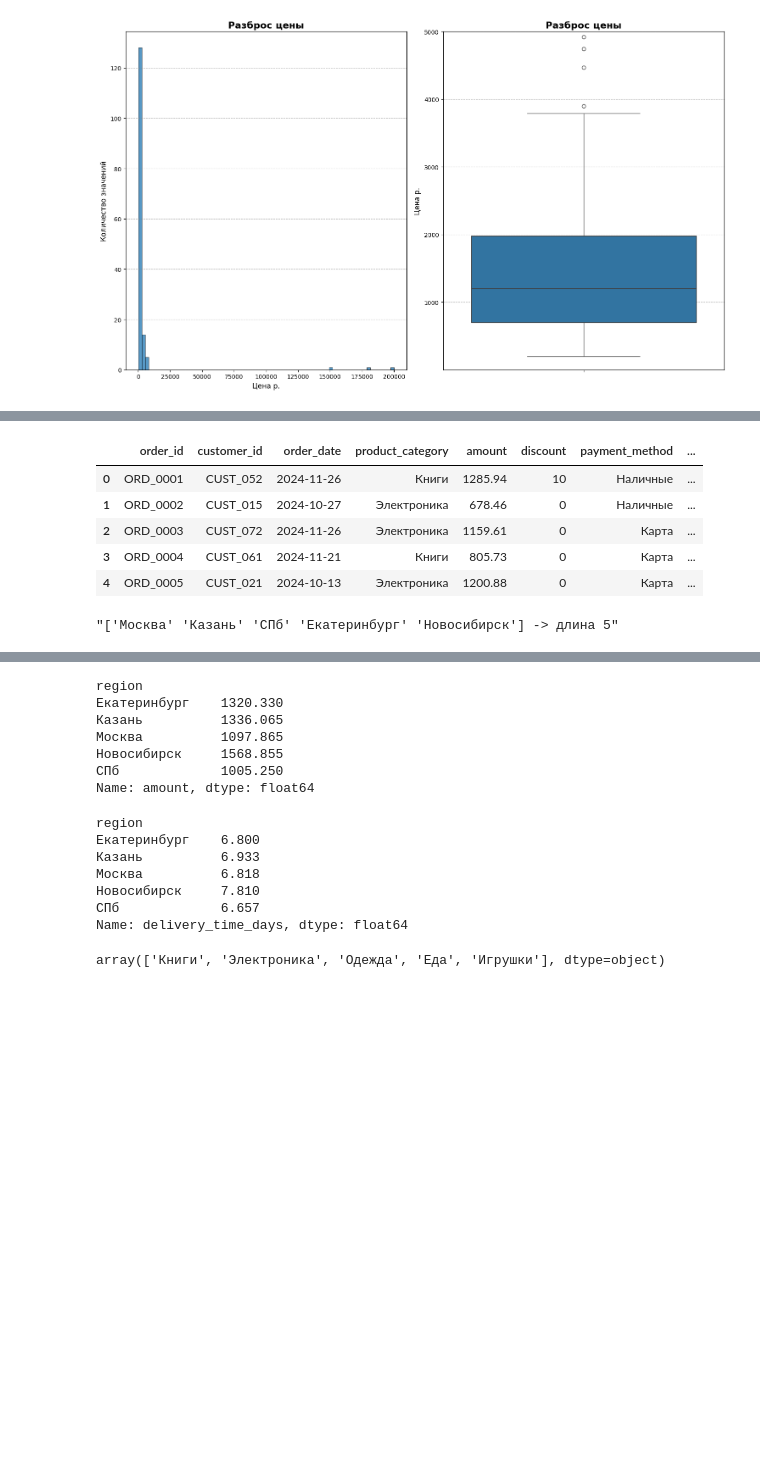
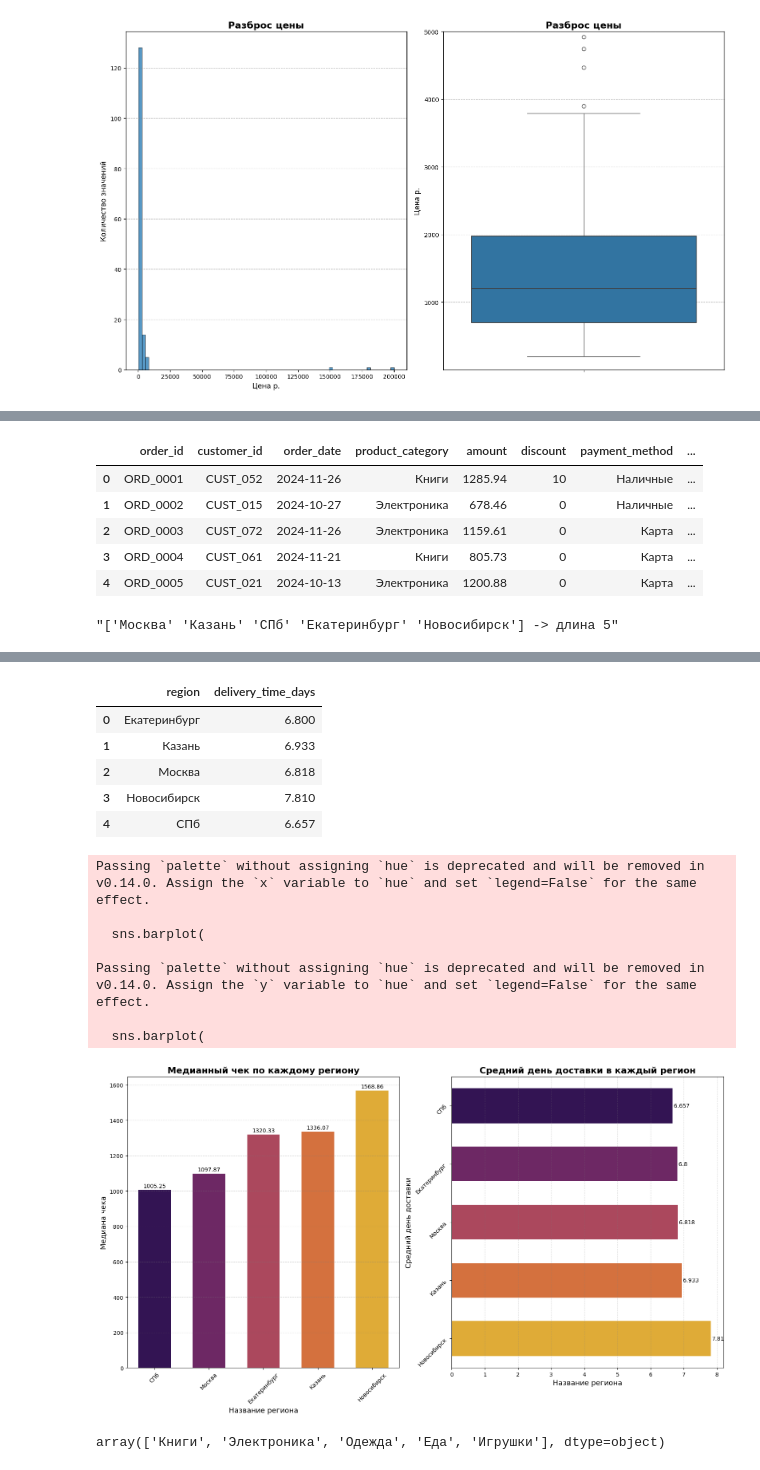
Before and after one commit to evg-code-sys/analysis_project, a Jupyter notebook: Analysis_internet_market.ipynb, the cells around one changed output, grey strips where cells are left out. Saved outputs shown, nothing was run; the diff lists cells and outputs as text; code cells hidden in the pictures; blank space fills up the shorter version.

```diff
--- a/Analysis_internet_market.ipynb
+++ b/Analysis_internet_market.ipynb
@@ -266,12 +263,56 @@ display(Markdown(f'''> На гистограмме наглядно видим
 display(df.head()) # Просмотрим текущий Df
 display(f'{df['region'].unique()} -> длина {len(df['region'].unique())}') # Просмотрим уникальные регионы
 
-group_region_by_amount_median = df.groupby('region')['amount'].median()
+group_region_by_amount_median = df.groupby('region', as_index=False)['amount'].median()
 display(group_region_by_amount_median) # Видим, что большая медиана у Новосибирска - проверим дни доставки на регионах
 
-group_region_by_deliv_days_median = df.groupby('region')['delivery_time_days'].mean().round(3)
+group_region_by_deliv_days_median = df.groupby('region', as_index=False)['delivery_time_days'].mean().round(3)
 display(group_region_by_deliv_days_median) # Видим что у Новосибирска средний день доставки - 7 (ближе к 8), в отличие от остальных около 6
 # Это говорит о том, что дни доставки не зависят от цены - потому что цена у Новосибирска самая большая, а также и день доставки самые большие!
+
+# ФИКСИРУЕМ: если хочу строить график для group by, тогда reset_index - ОБЯЗАТЕЛЬНО!
+
+# Визуализация двух группировок по регионам
+fig, axs = plt.subplots(1, 2, figsize = (16, 9))
+
+sns.barplot(
+    data=group_region_by_amount_median.sort_values(by='amount'), # Медианный чек
+    x='region',
+    y='amount',
+    width=0.6,
+    palette='inferno',
+    ax=axs[0]
+)
+
+for data in axs[0].containers:
+    axs[0].bar_label(container=data, padding=2)
+
+axs[0].set_title('Медианный чек по каждому региону', fontsize=16, fontweight='bold')
+axs[0].set_xlabel('Название региона', fontsize=13)
+axs[0].set_ylabel('Медиана чека', fontsize=13)
+axs[0].grid(linestyle='--', axis='y', alpha=0.3, color='gray')
+axs[0].tick_params(axis='x', labelrotation=45)
+
+
+sns.barplot(
+    data=group_region_by_deliv_days_median.sort_values(by='delivery_time_days'), # Средний день доставки\
+    x='delivery_time_days',
+    y='region',
+    width=0.6,
+    palette='inferno',
+    ax=axs[1]
+)
+
+for data in axs[1].containers:
+    axs[1].bar_label(container=data, padding=2)
+
+axs[1].set_title('Средний день доставки в каждый регион', fontsize=16, fontweight='bold')
+axs[1].set_xlabel('Название региона', fontsize=13)
+axs[1].set_ylabel('Средний день доставки', fontsize=13)
+axs[1].grid(linestyle='--', axis='x', alpha=0.3, color='gray')
+axs[1].tick_params(axis='y', labelrotation=45)
+
+plt.tight_layout()
 # %% [output]
 |  | order_id | customer_id | order_date | product_category | amount | discount | payment_method | ... |
 | 0 | ORD_0001 | CUST_052 | 2024-11-26 | Книги | 1285.94 | 10 | Наличные | ... |
@@ -283,17 +330,17 @@ display(group_region_by_deliv_days_median) # Видим что у Новосиб
+|  | region | delivery_time_days |
+| 0 | Екатеринбург | 6.800 |
+| 1 | Казань | 6.933 |
+| 2 | Москва | 6.818 |
+| 3 | Новосибирск | 7.810 |
+| 4 | СПб | 6.657 |
-region
-Екатеринбург    1320.330
-Казань          1336.065
-Москва          1097.865
-Новосибирск     1568.855
-СПб             1005.250
-Name: amount, dtype: float64
+Passing `palette` without assigning `hue` is deprecated and will be removed in v0.14.0. Assign the `x` variable to `hue` and set `legend=False` for the same effect.
+
+  sns.barplot(
+
+Passing `palette` without assigning `hue` is deprecated and will be removed in v0.14.0. Assign the `y` variable to `hue` and set `legend=False` for the same effect.
+
+  sns.barplot(
-region
-Екатеринбург    6.800
-Казань          6.933
-Москва          6.818
-Новосибирск     7.810
-СПб             6.657
-Name: delivery_time_days, dtype: float64
+[figure, added]
 # %%
 # На данном этапе создание графиков излишне, потому что мы не ответили на нашу гипотезу.
 # Мы подтвердили, что столбец delivery_time_days не способствует увеличению цены по городу Новосибирск -> подтверждение части гипотезы!
```
Also changed, not shown: parts of 7 cells of this notebook.
